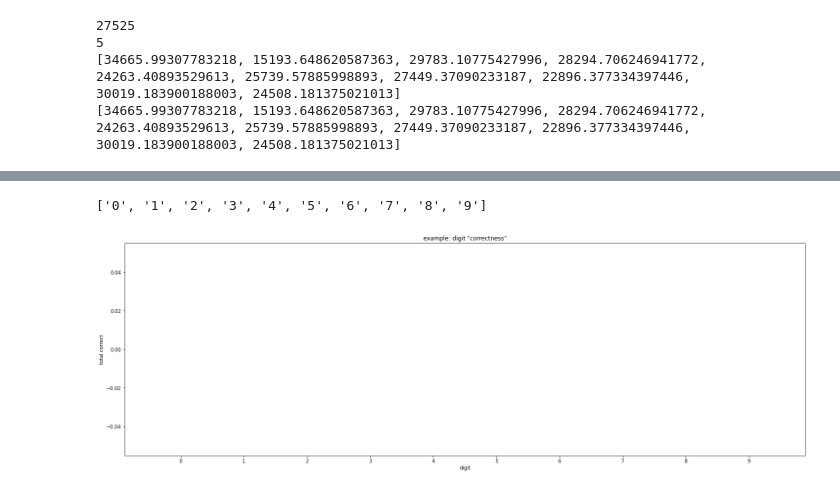
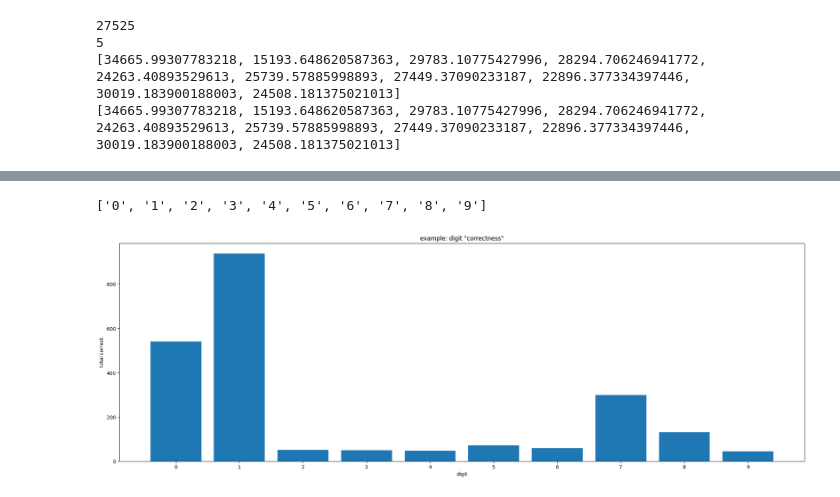
Before and after one commit to laurenwinslett/helloAI, a Jupyter notebook: ASSIGNMENT2_darkness.ipynb, the cells around one changed output, grey strips where cells are left out. Drawn from its saved outputs; the diff is of its cells as text; code cells hidden in the pictures.

```diff
--- a/ASSIGNMENT2_darkness.ipynb
+++ b/ASSIGNMENT2_darkness.ipynb
@@ -131,31 +128,31 @@ def findClosest(darkness):
 # %%
 accuracies = [0]*10
 for i in range(len(X_test)):
   x = X_test[i]
   label = Y_test[i]
   darknessX = calcDarkness(x)
   predictedlabel = findClosest(darknessX)
   # ... now you should take the darkness you calculated for this image … compare it to  the other “average” darknesses for each digit
   # ... pick the digit that this darkness is closest to
   # ... does that digit match the label? If so, increment a count of how many images you’ve classified correctly ...
   # ... note that there are 10 different accuracy counts (one for each digit, so every time you get a prediction correct, update the appropriate accuracy count)
-if label == predictedlabel:
-  accuracies = [1]*10
+  if label == predictedlabel:
+      accuracies[predictedlabel] += 1
 # now put your pyplot here AFTER the for loop (i.e., not indented)
 # use the digits below as the x axis and your accuracies as the y axis
 
 # setup the x-axis
 digits = [f"{i}" for i in range(10)] # list comprehension that creates the digits as strings so that they all show up on the x axis
 
 # look at the examples to see how to plot something once you have the x-axis (digits) and the y-axis (accuracies)
 import matplotlib.pyplot as plt
 fig, ax = plt.subplots(figsize=(25, 8))
 print(digits)
 ax.bar(digits,accuracies, label="accuracies (raw count)")
 ax.set_xlabel("digit")
 ax.set_ylabel("total correct")
 plt.title("example: digit \"correctness\"")
 plt.show()
 # %% [output]
 ['0', '1', '2', '3', '4', '5', '6', '7', '8', '9']
-[figure, old version]
+[figure, new version]
```
Also changed, not shown: parts of 2 cells of this notebook.
